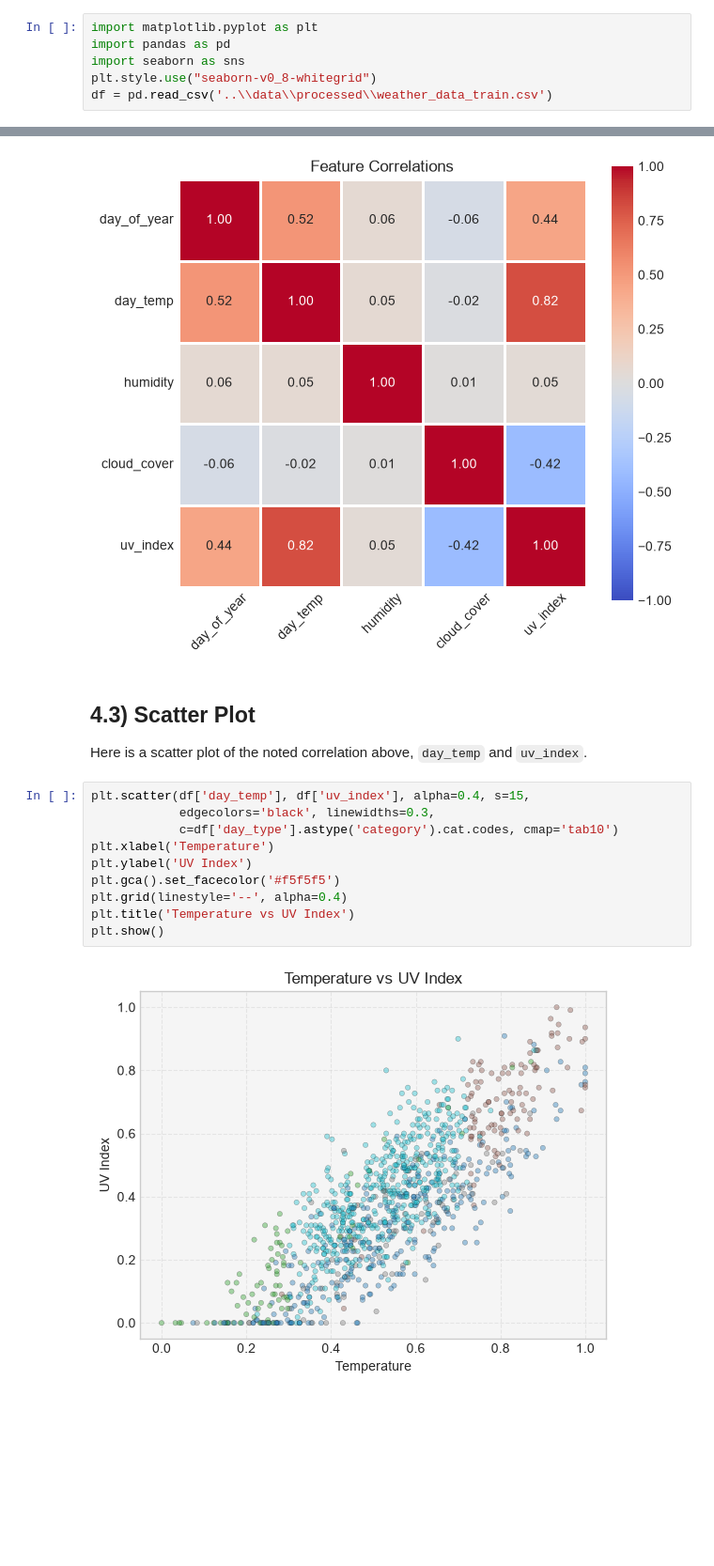
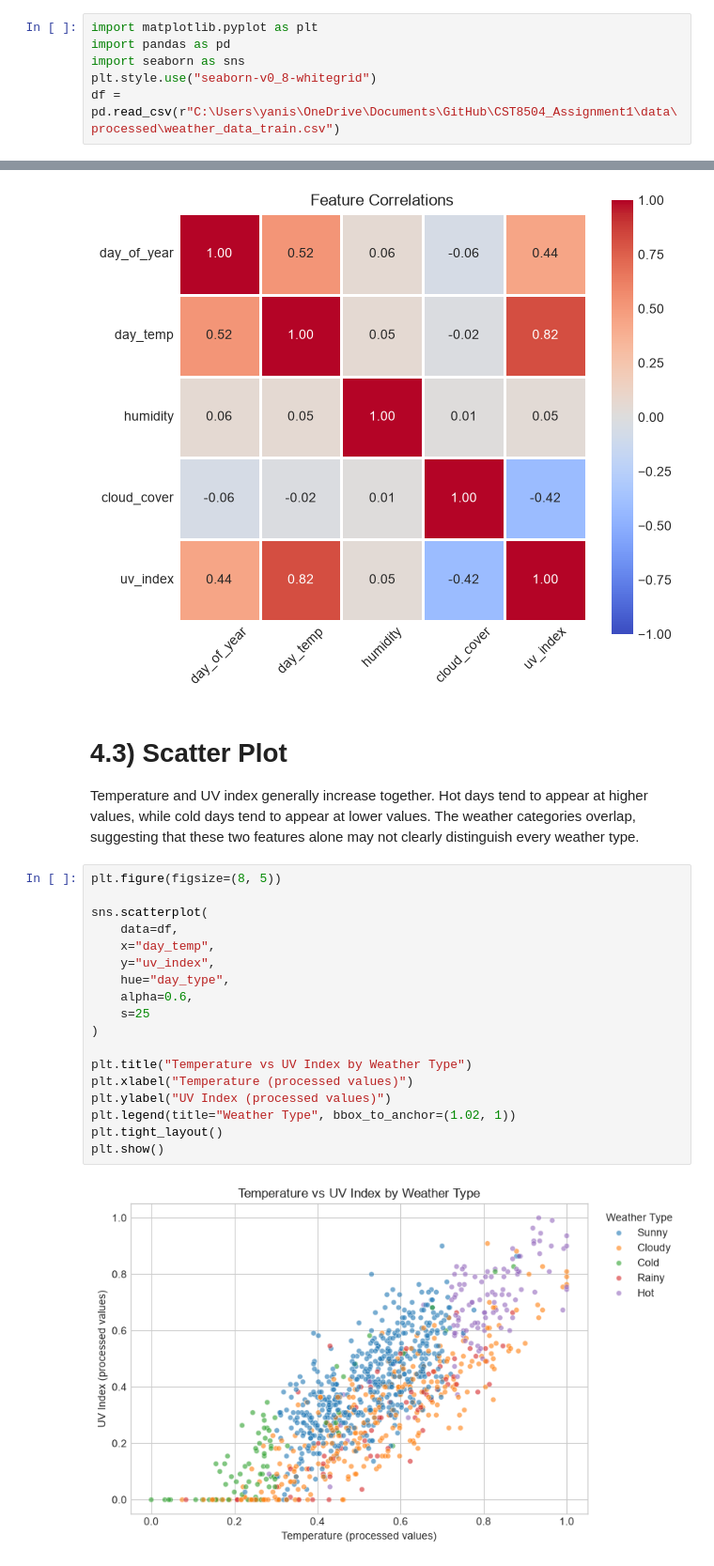
Before and after one commit to alsa0280/CST8504_Assignment1, a Jupyter notebook: notebooks/EDA.ipynb, the cells around one changed output, grey strips where cells are left out. Shown at 94% size. Drawn from its saved outputs; the diff is of its cells as text; blank space fills up the shorter version.

```diff
--- a/notebooks/EDA.ipynb
+++ b/notebooks/EDA.ipynb
@@ -8,6 +8,6 @@ import matplotlib.pyplot as plt
 import pandas as pd
 import seaborn as sns
 plt.style.use("seaborn-v0_8-whitegrid")
-df = pd.read_csv('..\\data\\processed\\weather_data_train.csv')
+df = pd.read_csv(r"C:\Users\yanis\OneDrive\Documents\GitHub\CST8504_Assignment1\data\processed\weather_data_train.csv")
 # %% [markdown]
 ## 4.1) Distribution of Target (`day_type`)
@@ -50,19 +54,27 @@ plt.show()
 # %% [output]
 [figure]
 # %% [markdown]
-## 4.3) Scatter Plot
-Here is a scatter plot of the noted correlation above, `day_temp` and `uv_index`.
+# 4.3) Scatter Plot
+Temperature and UV index generally increase together. Hot days tend to appear at higher values, while cold days tend to appear at lower values. The weather categories overlap, suggesting that these two features alone may not clearly distinguish every weather type.
 # %%
-plt.scatter(df['day_temp'], df['uv_index'], alpha=0.4, s=15,
-            edgecolors='black', linewidths=0.3,
-            c=df['day_type'].astype('category').cat.codes, cmap='tab10')
-plt.xlabel('Temperature')
-plt.ylabel('UV Index')
-plt.gca().set_facecolor('#f5f5f5')
-plt.grid(linestyle='--', alpha=0.4)
-plt.title('Temperature vs UV Index')
+plt.figure(figsize=(8, 5))
+
+sns.scatterplot(
+    data=df,
+    x="day_temp",
+    y="uv_index",
+    hue="day_type",
+    alpha=0.6,
+    s=25
+)
+
+plt.title("Temperature vs UV Index by Weather Type")
+plt.xlabel("Temperature (processed values)")
+plt.ylabel("UV Index (processed values)")
+plt.legend(title="Weather Type", bbox_to_anchor=(1.02, 1))
+plt.tight_layout()
 plt.show()
 # %% [output]
-[figure, old version]
+[figure, new version]
 # %% [markdown]
 ## 4.5) Trend over Time
```
Also changed, not shown: parts of 8 cells of this notebook.
